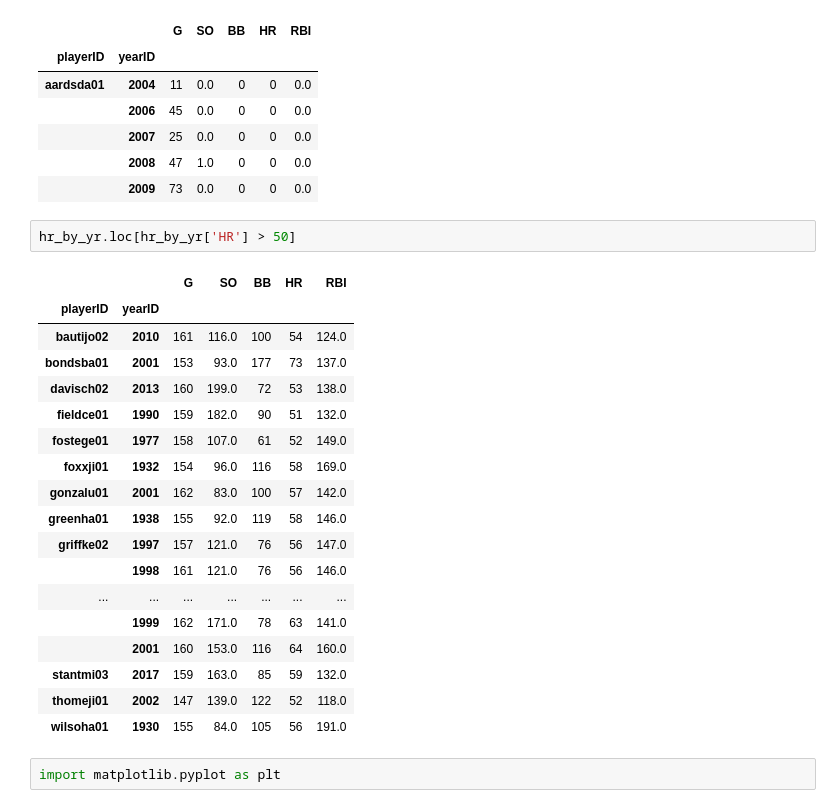
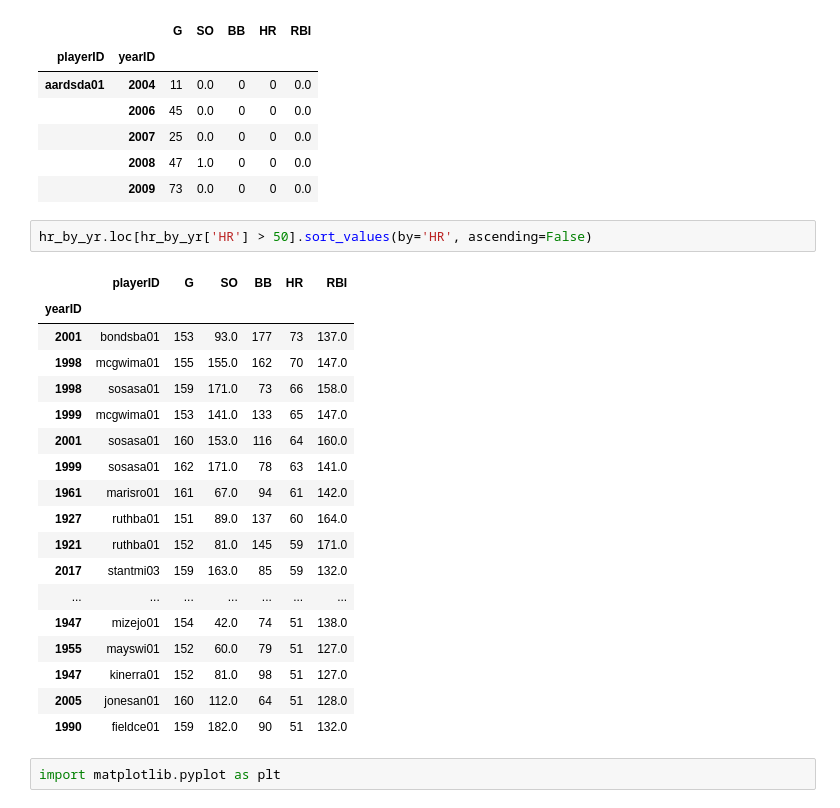
Before and after one commit to mariojrgithub/capstone, a Jupyter notebook: batting_eda.ipynb, the cells around one changed output. Saved outputs shown, nothing was run; the diff lists cells and outputs as text.

```diff
--- a/batting_eda.ipynb
+++ b/batting_eda.ipynb
@@ -103,26 +103,26 @@ hr_by_yr.head()
 |  | 2008 | 47 | 1.0 | 0 | 0 | 0.0 |
 |  | 2009 | 73 | 0.0 | 0 | 0 | 0.0 |
 # %%
-hr_by_yr.loc[hr_by_yr['HR'] > 50]
+hr_by_yr.loc[hr_by_yr['HR'] > 50].sort_values(by='HR', ascending=False)
 # %% [output]
-|  |  | G | SO | BB | HR | RBI |
-| playerID | yearID |  |  |  |  |  |
-| bautijo02 | 2010 | 161 | 116.0 | 100 | 54 | 124.0 |
-| bondsba01 | 2001 | 153 | 93.0 | 177 | 73 | 137.0 |
-| davisch02 | 2013 | 160 | 199.0 | 72 | 53 | 138.0 |
-| fieldce01 | 1990 | 159 | 182.0 | 90 | 51 | 132.0 |
-| fostege01 | 1977 | 158 | 107.0 | 61 | 52 | 149.0 |
-| foxxji01 | 1932 | 154 | 96.0 | 116 | 58 | 169.0 |
-| gonzalu01 | 2001 | 162 | 83.0 | 100 | 57 | 142.0 |
-| greenha01 | 1938 | 155 | 92.0 | 119 | 58 | 146.0 |
-| griffke02 | 1997 | 157 | 121.0 | 76 | 56 | 147.0 |
-|  | 1998 | 161 | 121.0 | 76 | 56 | 146.0 |
+|  | playerID | G | SO | BB | HR | RBI |
+| yearID |  |  |  |  |  |  |
+| 2001 | bondsba01 | 153 | 93.0 | 177 | 73 | 137.0 |
+| 1998 | mcgwima01 | 155 | 155.0 | 162 | 70 | 147.0 |
+| 1998 | sosasa01 | 159 | 171.0 | 73 | 66 | 158.0 |
+| 1999 | mcgwima01 | 153 | 141.0 | 133 | 65 | 147.0 |
+| 2001 | sosasa01 | 160 | 153.0 | 116 | 64 | 160.0 |
+| 1999 | sosasa01 | 162 | 171.0 | 78 | 63 | 141.0 |
+| 1961 | marisro01 | 161 | 67.0 | 94 | 61 | 142.0 |
+| 1927 | ruthba01 | 151 | 89.0 | 137 | 60 | 164.0 |
+| 1921 | ruthba01 | 152 | 81.0 | 145 | 59 | 171.0 |
+| 2017 | stantmi03 | 159 | 163.0 | 85 | 59 | 132.0 |
 | ... | ... | ... | ... | ... | ... | ... |
-|  | 1999 | 162 | 171.0 | 78 | 63 | 141.0 |
-|  | 2001 | 160 | 153.0 | 116 | 64 | 160.0 |
-| stantmi03 | 2017 | 159 | 163.0 | 85 | 59 | 132.0 |
-| thomeji01 | 2002 | 147 | 139.0 | 122 | 52 | 118.0 |
-| wilsoha01 | 1930 | 155 | 84.0 | 105 | 56 | 191.0 |
+| 1947 | mizejo01 | 154 | 42.0 | 74 | 51 | 138.0 |
+| 1955 | mayswi01 | 152 | 60.0 | 79 | 51 | 127.0 |
+| 1947 | kinerra01 | 152 | 81.0 | 98 | 51 | 127.0 |
+| 2005 | jonesan01 | 160 | 112.0 | 64 | 51 | 128.0 |
+| 1990 | fieldce01 | 159 | 182.0 | 90 | 51 | 132.0 |
 # %%
 import matplotlib.pyplot as plt
 # %%
```
Also changed, not shown: parts of 5 cells of this notebook, 1 other file.
